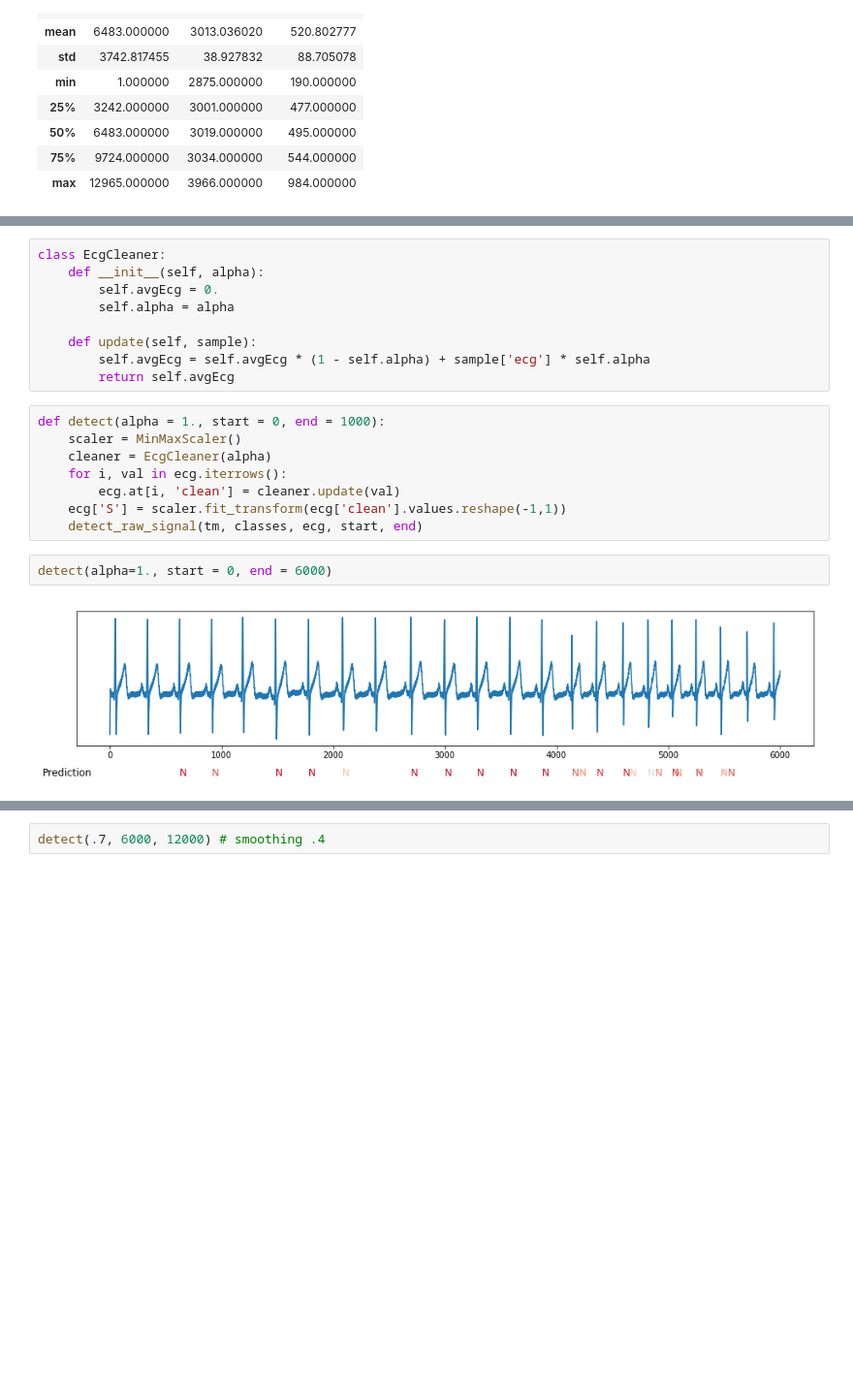
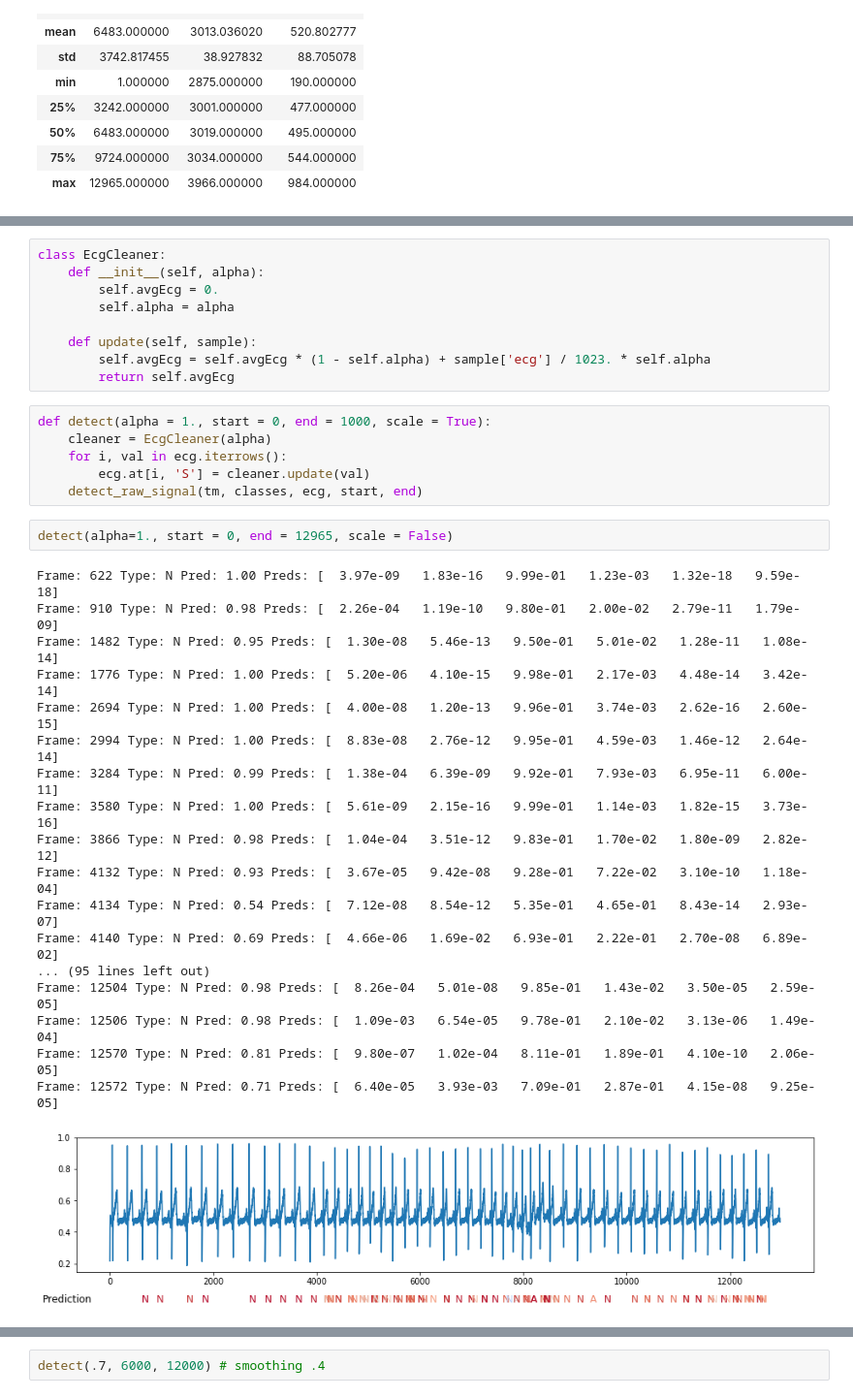
Before and after one commit to piotrbazan/machine-learning, a Jupyter notebook: projects/ecg/raw_signals.ipynb, the cells around one changed output, grey strips where cells are left out. Shown at 97% size. Drawn from its saved outputs; the diff is of its cells as text; blank space fills up the shorter version.

```diff
--- a/projects/ecg/raw_signals.ipynb
+++ b/projects/ecg/raw_signals.ipynb
@@ -41,17 +47,32 @@ class EcgCleaner:
         self.alpha = alpha
 
     def update(self, sample):
-        self.avgEcg = self.avgEcg * (1 - self.alpha) + sample['ecg'] * self.alpha
+        self.avgEcg = self.avgEcg * (1 - self.alpha) + sample['ecg'] / 1023. * self.alpha
         return self.avgEcg
 # %%
-def detect(alpha = 1., start = 0, end = 1000):
-    scaler = MinMaxScaler()
+def detect(alpha = 1., start = 0, end = 1000, scale = True):
     cleaner = EcgCleaner(alpha)
     for i, val in ecg.iterrows():
-        ecg.at[i, 'clean'] = cleaner.update(val)
-    ecg['S'] = scaler.fit_transform(ecg['clean'].values.reshape(-1,1))
+        ecg.at[i, 'S'] = cleaner.update(val)
     detect_raw_signal(tm, classes, ecg, start, end)
 # %%
-detect(alpha=1., start = 0, end = 6000)
+detect(alpha=1., start = 0, end = 12965, scale = False)
 # %% [output]
+Frame: 622 Type: N Pred: 1.00 Preds: [  3.97e-09   1.83e-16   9.99e-01   1.23e-03   1.32e-18   9.59e-18]
+Frame: 910 Type: N Pred: 0.98 Preds: [  2.26e-04   1.19e-10   9.80e-01   2.00e-02   2.79e-11   1.79e-09]
+Frame: 1482 Type: N Pred: 0.95 Preds: [  1.30e-08   5.46e-13   9.50e-01   5.01e-02   1.28e-11   1.08e-14]
+Frame: 1776 Type: N Pred: 1.00 Preds: [  5.20e-06   4.10e-15   9.98e-01   2.17e-03   4.48e-14   3.42e-14]
+Frame: 2694 Type: N Pred: 1.00 Preds: [  4.00e-08   1.20e-13   9.96e-01   3.74e-03   2.62e-16   2.60e-15]
+Frame: 2994 Type: N Pred: 1.00 Preds: [  8.83e-08   2.76e-12   9.95e-01   4.59e-03   1.46e-12   2.64e-14]
+Frame: 3284 Type: N Pred: 0.99 Preds: [  1.38e-04   6.39e-09   9.92e-01   7.93e-03   6.95e-11   6.00e-11]
+Frame: 3580 Type: N Pred: 1.00 Preds: [  5.61e-09   2.15e-16   9.99e-01   1.14e-03   1.82e-15   3.73e-16]
+Frame: 3866 Type: N Pred: 0.98 Preds: [  1.04e-04   3.51e-12   9.83e-01   1.70e-02   1.80e-09   2.82e-12]
+Frame: 4132 Type: N Pred: 0.93 Preds: [  3.67e-05   9.42e-08   9.28e-01   7.22e-02   3.10e-10   1.18e-04]
+Frame: 4134 Type: N Pred: 0.54 Preds: [  7.12e-08   8.54e-12   5.35e-01   4.65e-01   8.43e-14   2.93e-07]
+Frame: 4140 Type: N Pred: 0.69 Preds: [  4.66e-06   1.69e-02   6.93e-01   2.22e-01   2.70e-08   6.89e-02]
+... (95 lines left out)
+Frame: 12504 Type: N Pred: 0.98 Preds: [  8.26e-04   5.01e-08   9.85e-01   1.43e-02   3.50e-05   2.59e-05]
+Frame: 12506 Type: N Pred: 0.98 Preds: [  1.09e-03   6.54e-05   9.78e-01   2.10e-02   3.13e-06   1.49e-04]
+Frame: 12570 Type: N Pred: 0.81 Preds: [  9.80e-07   1.02e-04   8.11e-01   1.89e-01   4.10e-10   2.06e-05]
+Frame: 12572 Type: N Pred: 0.71 Preds: [  6.40e-05   3.93e-03   7.09e-01   2.87e-01   4.15e-08   9.25e-05]
-[figure, old version]
+[figure, new version]
```
Also changed, not shown: parts of 3 cells of this notebook.
